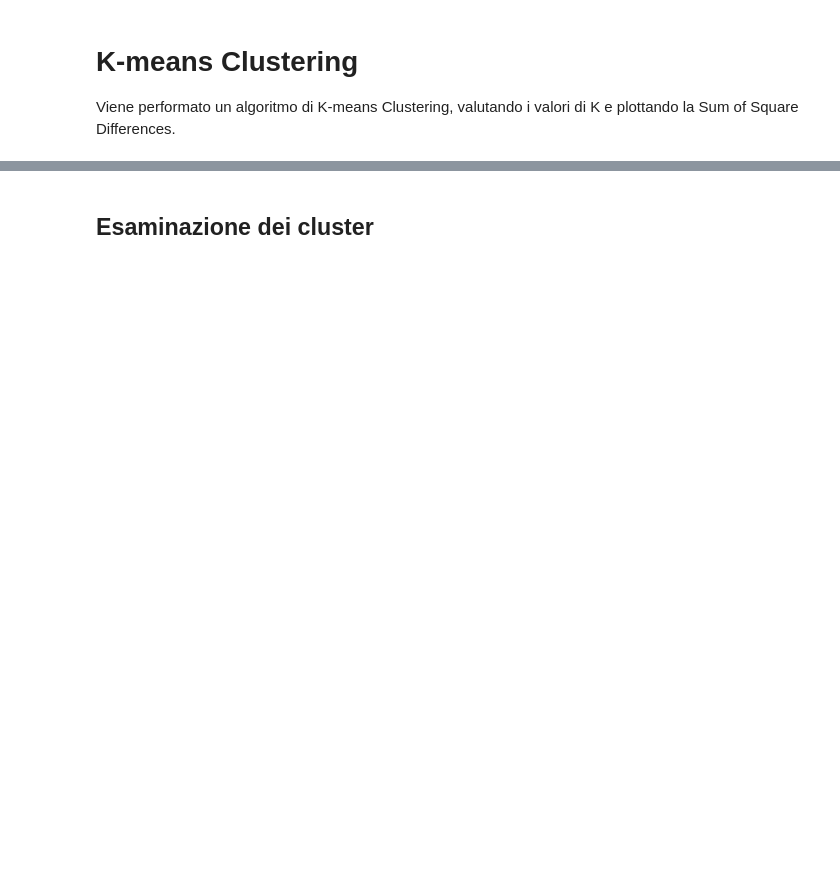
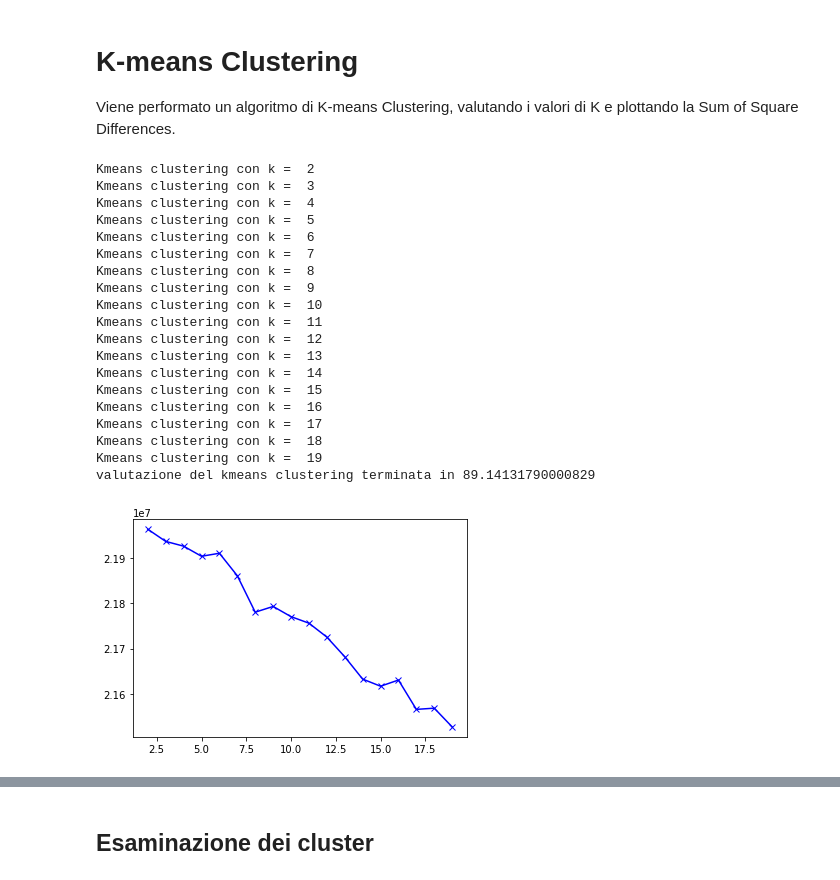
Before and after one commit to giulionenna/Progetto_BI2021, a Jupyter notebook: Mining_notebook.ipynb, the cells around one changed output, grey strips where cells are left out. Cells and saved outputs as stored; diff of their text form; code cells hidden in the pictures; blank space fills up the shorter version.

```diff
--- a/Mining_notebook.ipynb
+++ b/Mining_notebook.ipynb
@@ -294,11 +294,11 @@ def feature_redux(M):
     original_size=M.shape[1]
     #Standardizzo i dati
     scaler = StandardScaler()
-    M = scaler.fit_transform(M)
+    M_redux = scaler.fit_transform(M)
 
     #Applico la PCA mantenendo il 95% della varianza
     pca=PCA(0.90)
-    M = pca.fit_transform(M)
+    M_redux = pca.fit_transform(M_redux)
 
     print("Il numero di feature è stato ridotto da ",original_size,"a", pca.n_components_)
 
@@ -309,7 +309,7 @@ def feature_redux(M):
     figure = pyplot.figure()
     ax = Axes3D(figure)
 
-    ax.scatter(M[:,0], M[:,1], M[:,2])
+    ax.scatter(M_redux[:,0], M_redux[:,1], M_redux[:,2])
     pca.explained_variance_
     pyplot.show()
 
@@ -334,0 +317,2 @@ array([[-0.24814581, -0.17015863, -0.11764518, ...,  0.22183564,
+# %%
+tfidf_en_matrix_PCA = feature_redux(tfidf_en_matrix_00)
@@ -338,14 +325,16 @@ Viene performato un algoritmo di K-means Clustering, valutando i valori di K e p
 # %%
 import matplotlib.pyplot as plt
 from sklearn.cluster import KMeans
+import time
 
-SSD = []
-K=range(10,40)
-
-for k in K:
-    print("Kmeans clustering con k = %d", k)
-    km=KMeans(n_clusters=k, max_iter=300, n_init=20)
-    km = km.fit(tfidf_en_matrix)
-    SSD.append(km.inertia_)
-
-plt.plot(K, SSD, 'bx-')
+def kmeans_ssd_plot(M):
+    SSD = []
+    K=range(2,20)
+    t=time.perf_counter()
+    for k in K:
+        print("Kmeans clustering con k = ", k)
+        km=KMeans(n_clusters=k, max_iter=300, n_init=20)
+        km = km.fit(M)
+        SSD.append(km.inertia_)
+    print("valutazione del kmeans clustering terminata in", time.perf_counter()-t)
+    plt.plot(K, SSD, 'bx-')
@@ -353,0 +341,23 @@ SSD
+# %%
+kmeans_ssd_plot(tfidf_en_matrix_PCA)
+# %% [output]
+Kmeans clustering con k =  2
+Kmeans clustering con k =  3
+Kmeans clustering con k =  4
+Kmeans clustering con k =  5
+Kmeans clustering con k =  6
+Kmeans clustering con k =  7
+Kmeans clustering con k =  8
+Kmeans clustering con k =  9
+Kmeans clustering con k =  10
+Kmeans clustering con k =  11
+Kmeans clustering con k =  12
+Kmeans clustering con k =  13
+Kmeans clustering con k =  14
+Kmeans clustering con k =  15
+Kmeans clustering con k =  16
+Kmeans clustering con k =  17
+Kmeans clustering con k =  18
+Kmeans clustering con k =  19
+valutazione del kmeans clustering terminata in 89.14131790000829
+[figure, added]
```
Also changed, not shown: parts of 14 cells of this notebook.
